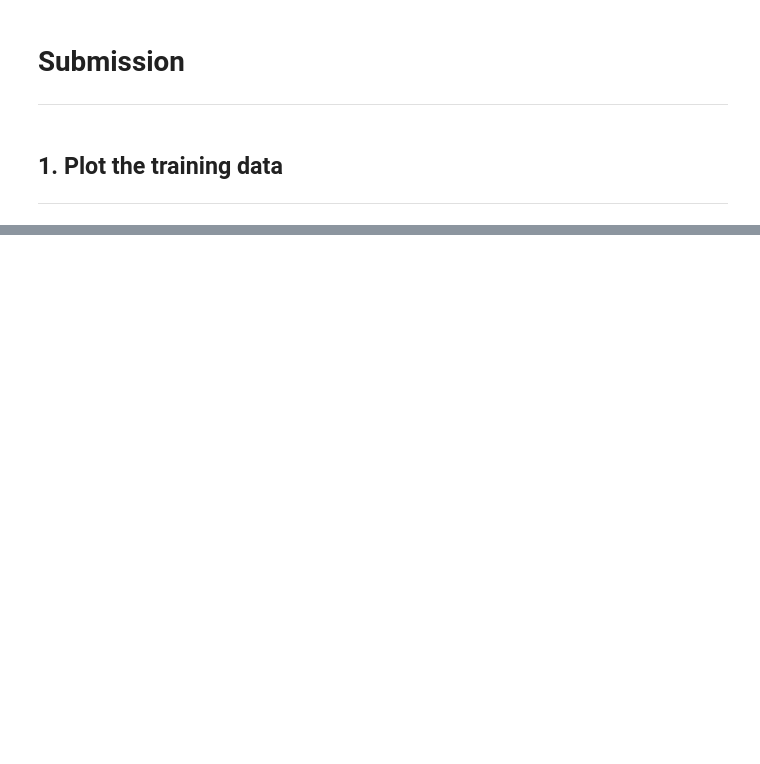
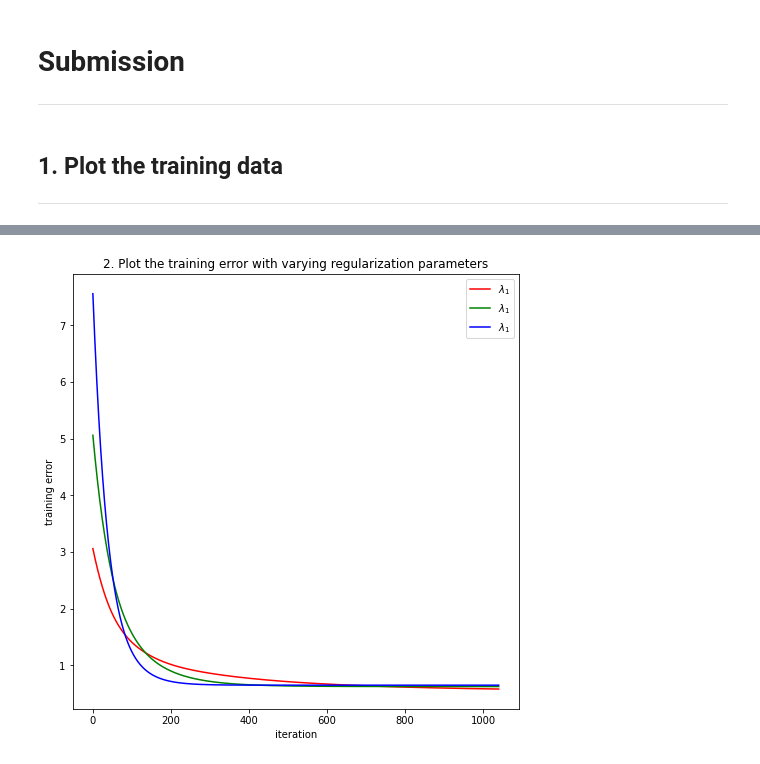
Before and after one commit to Reichidad/Machine-Learning-2020-Spring-Class, a Jupyter notebook: assignment07.ipynb, the cells around one changed output, grey strips where cells are left out. Drawn from its saved outputs; the diff is of its cells as text; code cells hidden in the pictures; blank space fills up the shorter version.

```diff
--- a/assignment07.ipynb
+++ b/assignment07.ipynb
@@ -61,7 +61,6 @@ def ob_func(label, sigmoid, reg_param, theta_list):
     for j in range(10):
       sum_right += theta_list[i][j] ** 2
   sum_right = sum_right * reg_param / 2
-
   return sum_left + sum_right
 # calculate next theta value
 def theta_desc(theta_list, alpha, pointX, pointY, label, sigmoid, reg_param):
@@ -82,9 +81,9 @@ theta_list_over = np.ones((10,10))
 theta_list_just = np.ones((10,10))
 theta_list_under = np.ones((10,10))
 # regularization control parameter [over, just, under]
-reg_params = [0.001, 0.01, 0.1]
+reg_params = [0.01, 0.05, 0.1]
 # learning rate
-alpha = 0.01
+alpha = 0.1
 # iteration counter
 iteration = 0
 # list for store data at every iteration
@@ -95,8 +94,8 @@ accuracy_list = []
 while True:
   # calculate each value for this iteration
   z_list_over = z_calc(theta_list_over, pointX, pointY)
-  z_list_just = z_calc(theta_list_under, pointX, pointY)
-  z_list_under =  z_calc(theta_list_just, pointX, pointY)
+  z_list_just = z_calc(theta_list_just, pointX, pointY)
+  z_list_under =  z_calc(theta_list_under, pointX, pointY)
   z_list = [z_list_over, z_list_just, z_list_under]
   theta_list = [theta_list_over, theta_list_just, theta_list_under]
   sigmoid_list = []
@@ -109,8 +108,8 @@ while True:
   predictions = []
   for i in range(3):
     predictions_temp = []
-    for j in z_list[i]:
-      if j < 0:
+    for j in sigmoid_list[i]:
+      if j < 0.5:
         predictions_temp.append(0)
       else:
         predictions_temp.append(1)
@@ -128,13 +127,9 @@ while True:
   ob_func_list.append(ob_func_val)
   # escape rule
   if iteration > 0:
-    if iteration % 1000 == 0:
-      print("iteration : ", iteration)
-      print("training error : ", ob_func_list[-1])
-      print("final accuracy : ", accuracy_list[-1])
     escape_hit = 0
     for i in range(3):
-      if abs(ob_func_list[iteration][i] - ob_func_list[iteration-1][i]) < 0.000001:
+      if abs(ob_func_list[iteration][i] - ob_func_list[iteration-1][i]) < 0.0001:
         escape_hit += 1
     if escape_hit == 3:
       break
@@ -170,0 +176,12 @@ No handles with labels found to put in legend.
+# %%
+plt.figure(figsize=(8,8))
+plt.title("2. Plot the training error with varying regularization parameters")
+plt.xlabel('iteration')
+plt.ylabel('training error')
+plt.plot(iterations, [i[0] for i in ob_func_list], c='r', label='$\lambda_1$')
+plt.plot(iterations, [i[1] for i in ob_func_list], c='g', label='$\lambda_1$')
+plt.plot(iterations, [i[2] for i in ob_func_list], c='b', label='$\lambda_1$')
+plt.legend()
+plt.show()
+# %% [output]
+[figure, added]
```
Also changed, not shown: parts of 3 cells of this notebook.
